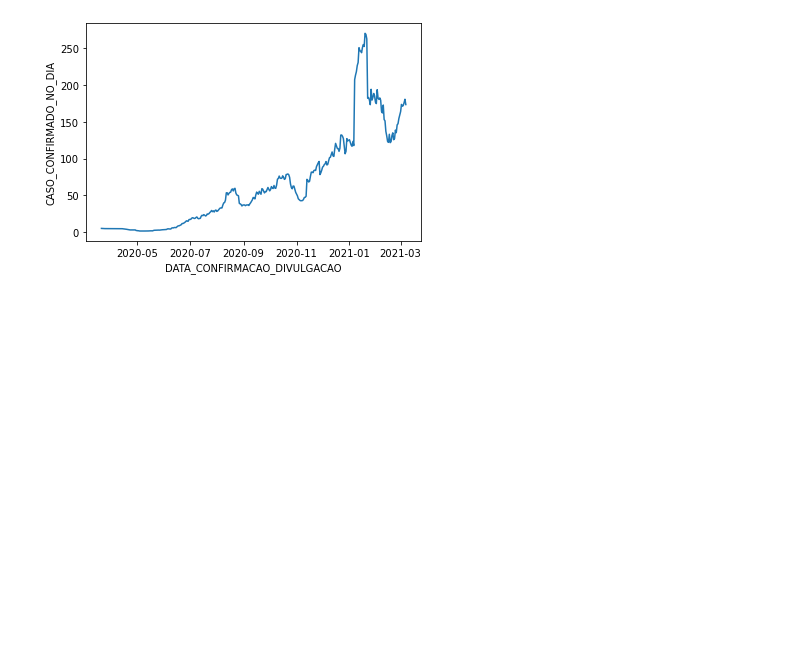
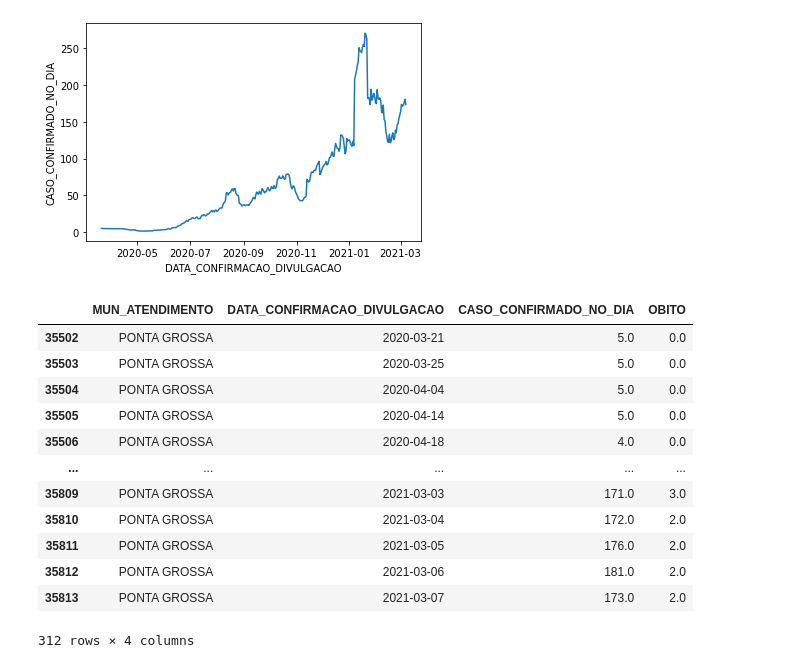
Before and after one commit to ConradBitt/covid_parana, a Jupyter notebook: notebook/Analise_COVID19_PR.ipynb, the cells around one changed output. Drawn from its saved outputs; the diff is of its cells as text; code cells hidden in the pictures; blank space fills up the shorter version.

```diff
--- a/notebook/Analise_COVID19_PR.ipynb
+++ b/notebook/Analise_COVID19_PR.ipynb
@@ -212,3 +216,21 @@ sns.lineplot(data=dados_pg, x='DATA_CONFIRMACAO_DIVULGACAO',y='CASO_CONFIRMADO_N
 # %% [output]
 <AxesSubplot:xlabel='DATA_CONFIRMACAO_DIVULGACAO', ylabel='CASO_CONFIRMADO_NO_DIA'>
 [figure]
+# %%
+medias_moveis = pd.read_csv('https://raw.githubusercontent.com/ConradBitt/covid_parana/main/dados_recentes/cidades_mm15.csv', sep=';')
+# %%
+medias_moveis.query('MUN_ATENDIMENTO == "PONTA GROSSA"')
+# %% [output]
+|  | MUN_ATENDIMENTO | DATA_CONFIRMACAO_DIVULGACAO | CASO_CONFIRMADO_NO_DIA | OBITO |
+| 35502 | PONTA GROSSA | 2020-03-21 | 5.0 | 0.0 |
+| 35503 | PONTA GROSSA | 2020-03-25 | 5.0 | 0.0 |
+| 35504 | PONTA GROSSA | 2020-04-04 | 5.0 | 0.0 |
+| 35505 | PONTA GROSSA | 2020-04-14 | 5.0 | 0.0 |
+| 35506 | PONTA GROSSA | 2020-04-18 | 4.0 | 0.0 |
+| ... | ... | ... | ... | ... |
+| 35809 | PONTA GROSSA | 2021-03-03 | 171.0 | 3.0 |
+| 35810 | PONTA GROSSA | 2021-03-04 | 172.0 | 2.0 |
+| 35811 | PONTA GROSSA | 2021-03-05 | 176.0 | 2.0 |
+| 35812 | PONTA GROSSA | 2021-03-06 | 181.0 | 2.0 |
+| 35813 | PONTA GROSSA | 2021-03-07 | 173.0 | 2.0 |
+312 rows × 4 columns
```
Also changed, not shown: parts of 7 cells of this notebook, 2 other files.
